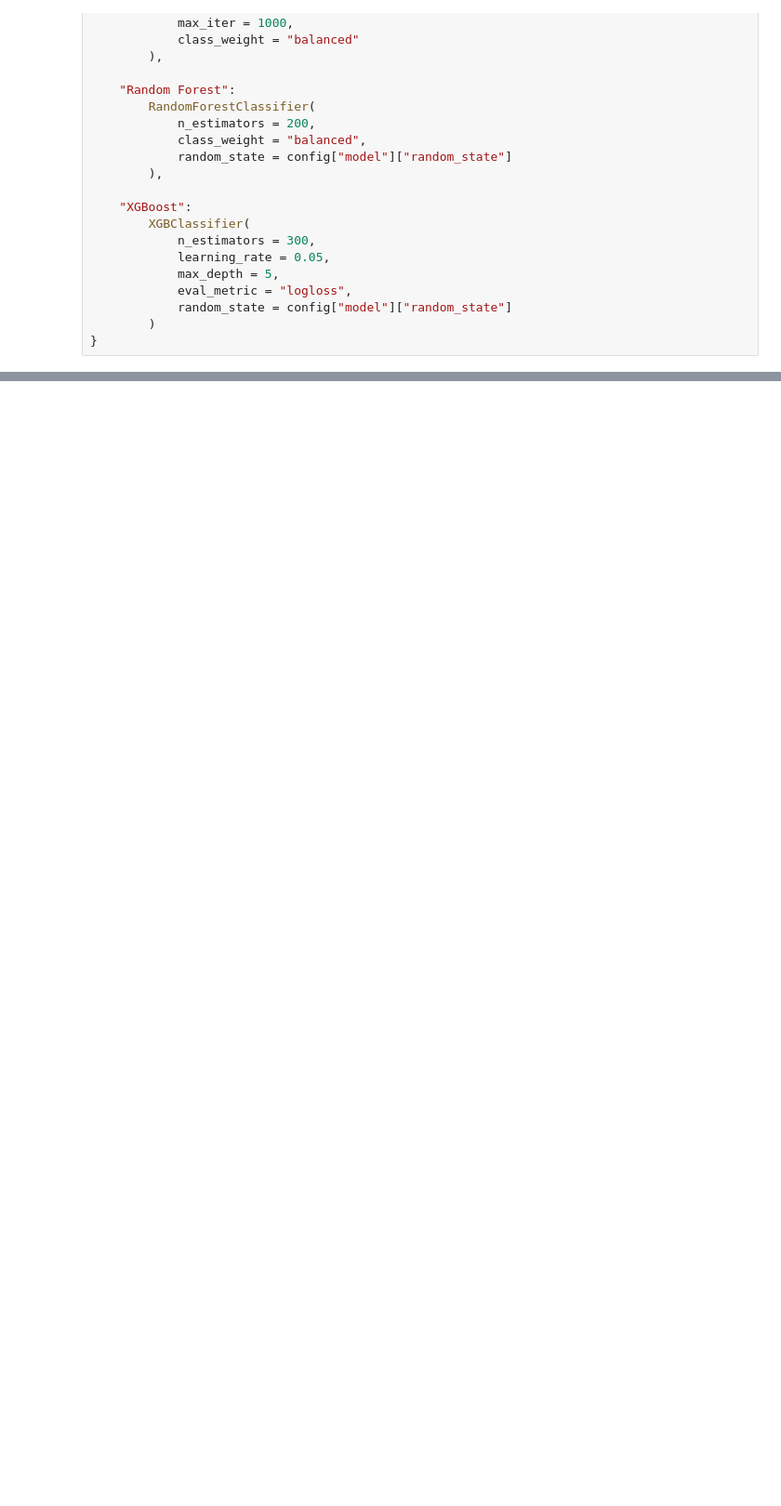
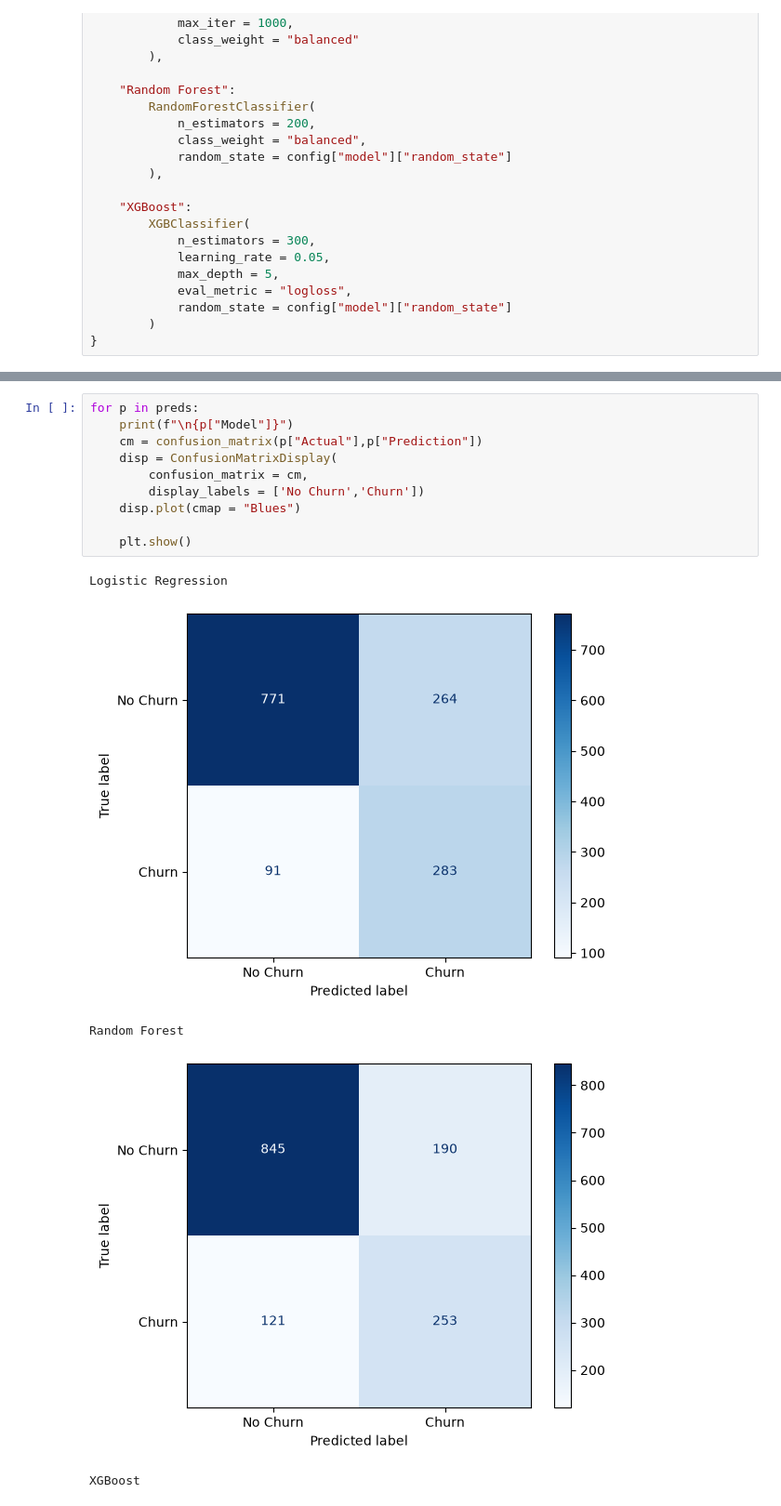
Before and after one commit to dishant-0-0/Customer-Churn-Prediction-Platform, a Jupyter notebook: notebooks/04_model_experiments.ipynb, the cells around one changed output, grey strips where cells are left out. Shown at 93% size. Cells and saved outputs as stored; diff of their text form; blank space fills up the shorter version.

```diff
--- a/notebooks/04_model_experiments.ipynb
+++ b/notebooks/04_model_experiments.ipynb
@@ -271,0 +285,16 @@ results_df.sort_values(
+# %%
+for p in preds:
+    print(f"\n{p["Model"]}")
+    cm = confusion_matrix(p["Actual"],p["Prediction"])
+    disp = ConfusionMatrixDisplay(
+        confusion_matrix = cm,
+        display_labels = ['No Churn','Churn'])
+    disp.plot(cmap = "Blues")
+
+    plt.show()
+# %% [output]
+Logistic Regression
+[figure, added]
+Random Forest
+[figure, added]
+XGBoost
```
Also changed, not shown: parts of 19 cells of this notebook.
